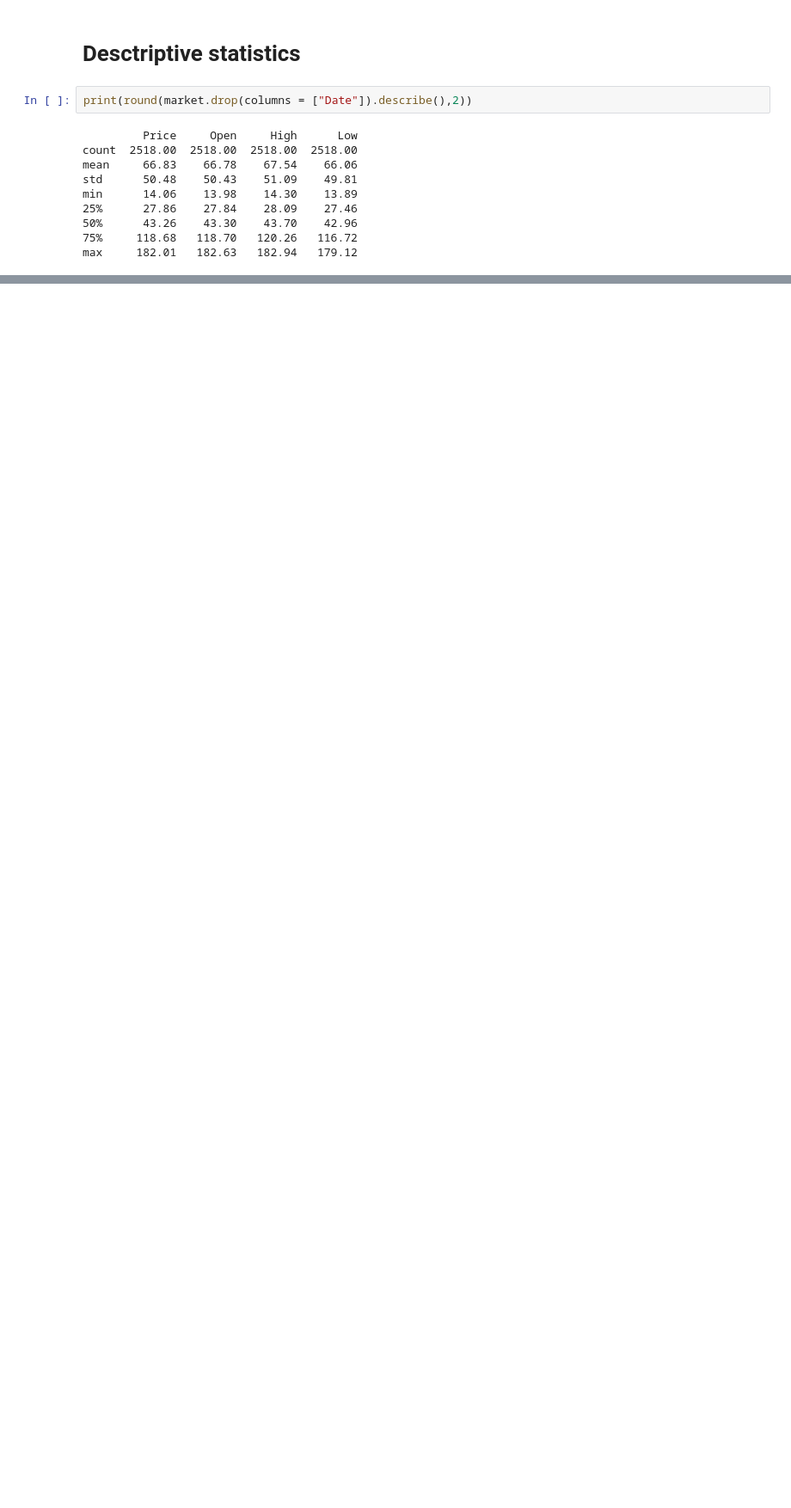
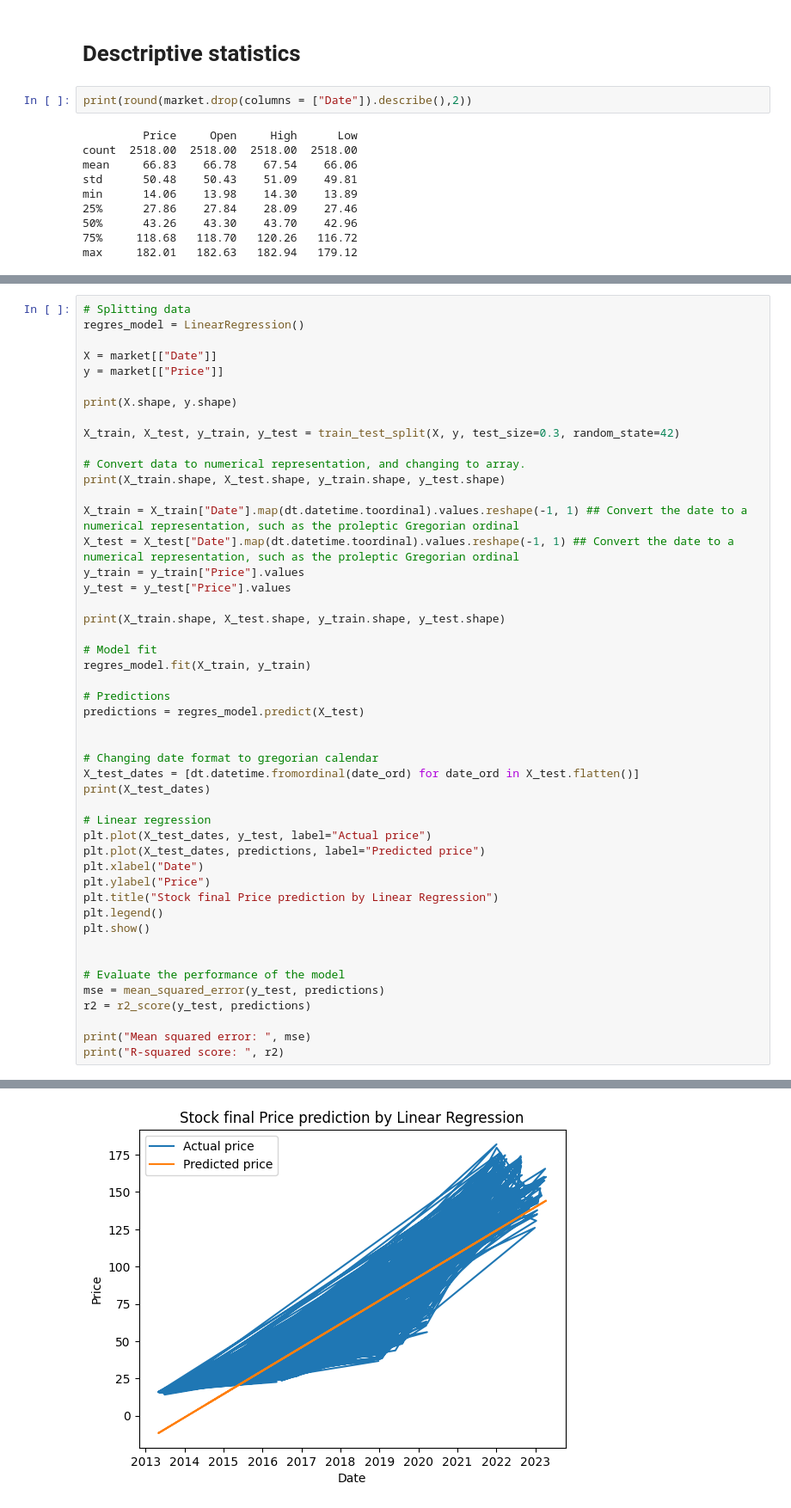
Before and after one commit to Radko99/Apple-stocks-wrangling-cleaning, a Jupyter notebook: Stocks_predictions.ipynb, the cells around one changed output, grey strips where cells are left out. Shown at 86% size. Drawn from its saved outputs; the diff is of its cells as text; blank space fills up the shorter version.

```diff
--- a/Stocks_predictions.ipynb
+++ b/Stocks_predictions.ipynb
@@ -139,0 +157,49 @@ Text(0.5, 1.0, 'Stock Price of Apple over the Years')
+# %%
+# Splitting data
+regres_model = LinearRegression()
+
+X = market[["Date"]]
+y = market[["Price"]]
+
+print(X.shape, y.shape)
+
+X_train, X_test, y_train, y_test = train_test_split(X, y, test_size=0.3, random_state=42)
+
+# Convert data to numerical representation, and changing to array.
+print(X_train.shape, X_test.shape, y_train.shape, y_test.shape)
+
+X_train = X_train["Date"].map(dt.datetime.toordinal).values.reshape(-1, 1) ## Convert the date to a numerical representation, such as the proleptic Gregorian ordinal
+X_test = X_test["Date"].map(dt.datetime.toordinal).values.reshape(-1, 1) ## Convert the date to a numerical representation, such as the proleptic Gregorian ordinal
+y_train = y_train["Price"].values
+y_test = y_test["Price"].values
+
+print(X_train.shape, X_test.shape, y_train.shape, y_test.shape)
+
+# Model fit
+regres_model.fit(X_train, y_train)
+
+# Predictions
+predictions = regres_model.predict(X_test)
+
+
+# Changing date format to gregorian calendar
+X_test_dates = [dt.datetime.fromordinal(date_ord) for date_ord in X_test.flatten()]
+print(X_test_dates)
+
+# Linear regression
+plt.plot(X_test_dates, y_test, label="Actual price")
+plt.plot(X_test_dates, predictions, label="Predicted price")
+plt.xlabel("Date")
+plt.ylabel("Price")
+plt.title("Stock final Price prediction by Linear Regression")
+plt.legend()
+plt.show()
+
+
+# Evaluate the performance of the model
+mse = mean_squared_error(y_test, predictions)
+r2 = r2_score(y_test, predictions)
+
+print("Mean squared error: ", mse)
+print("R-squared score: ", r2)
+# %% [output]
@@ -139,0 +210 @@ Text(0.5, 1.0, 'Stock Price of Apple over the Years')
+[figure, added]
```
Also changed, not shown: parts of 11 cells of this notebook.
